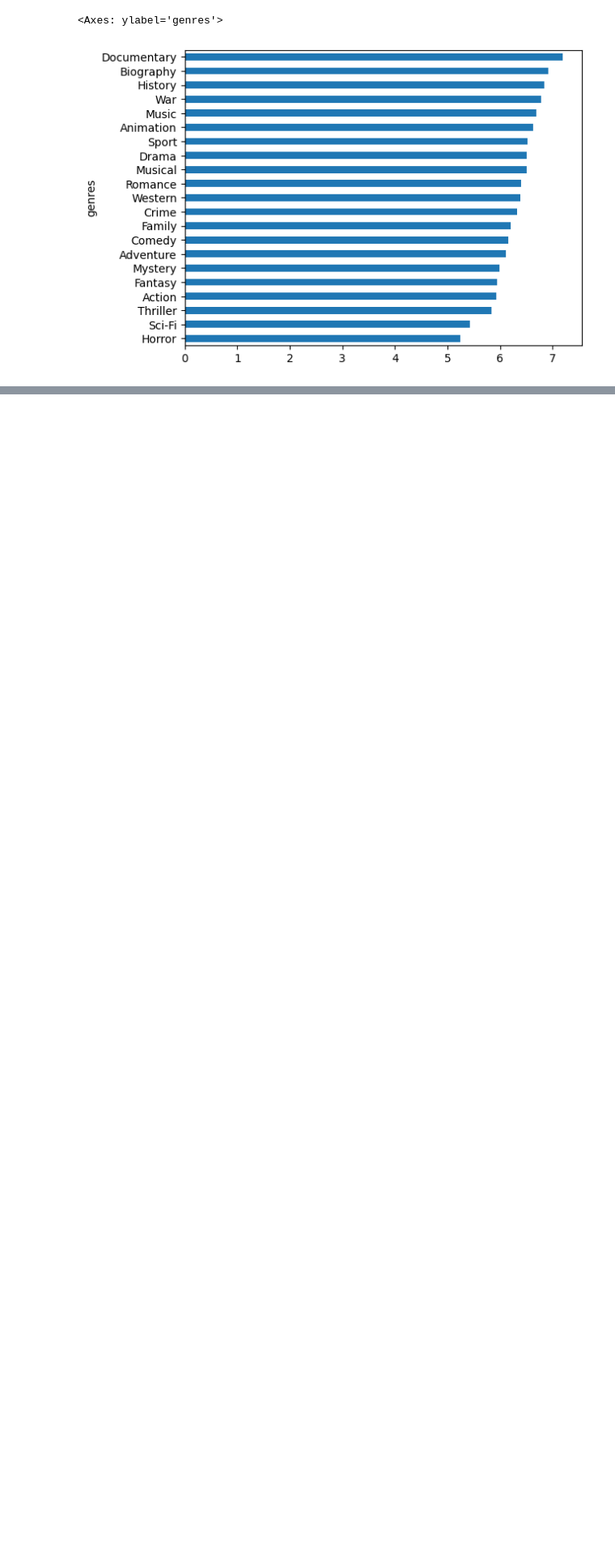
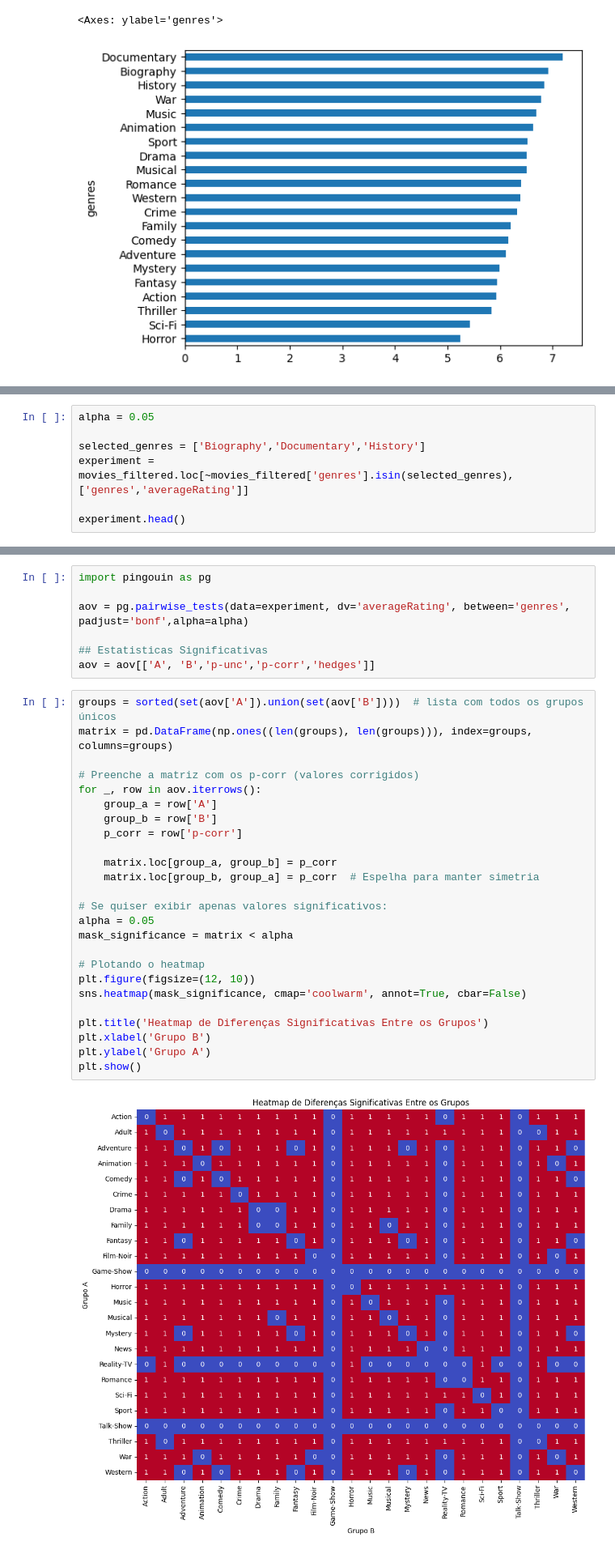
Before and after one commit to gabriel-victor933/Project-Movies-Data-Analysis, a Jupyter notebook: data_viz.ipynb, the cells around one changed output, grey strips where cells are left out. Shown at 81% size. Cells and saved outputs as stored; diff of their text form; blank space fills up the shorter version.

```diff
--- a/data_viz.ipynb
+++ b/data_viz.ipynb
@@ -257,0 +276,7 @@ dtype: object
+# %%
+alpha = 0.05
+
+selected_genres = ['Biography','Documentary','History']
+experiment = movies_filtered.loc[~movies_filtered['genres'].isin(selected_genres),['genres','averageRating']]
+
+experiment.head()
@@ -257,0 +299,34 @@ dtype: object
+# %%
+import pingouin as pg
+
+aov = pg.pairwise_tests(data=experiment, dv='averageRating', between='genres', padjust='bonf',alpha=alpha)
+
+## Estatisticas Significativas
+aov = aov[['A',	'B','p-unc','p-corr','hedges']]
+# %%
+groups = sorted(set(aov['A']).union(set(aov['B'])))  # lista com todos os grupos únicos
+matrix = pd.DataFrame(np.ones((len(groups), len(groups))), index=groups, columns=groups)
+
+# Preenche a matriz com os p-corr (valores corrigidos)
+for _, row in aov.iterrows():
+    group_a = row['A']
+    group_b = row['B']
+    p_corr = row['p-corr']
+
+    matrix.loc[group_a, group_b] = p_corr
+    matrix.loc[group_b, group_a] = p_corr  # Espelha para manter simetria
+
+# Se quiser exibir apenas valores significativos:
+alpha = 0.05
+mask_significance = matrix < alpha
+
+# Plotando o heatmap
+plt.figure(figsize=(12, 10))
+sns.heatmap(mask_significance, cmap='coolwarm', annot=True, cbar=False)
+
+plt.title('Heatmap de Diferenças Significativas Entre os Grupos')
+plt.xlabel('Grupo B')
+plt.ylabel('Grupo A')
+plt.show()
+# %% [output]
+[figure, added]
```
Also changed, not shown: parts of 6 cells of this notebook, 1 other file.
